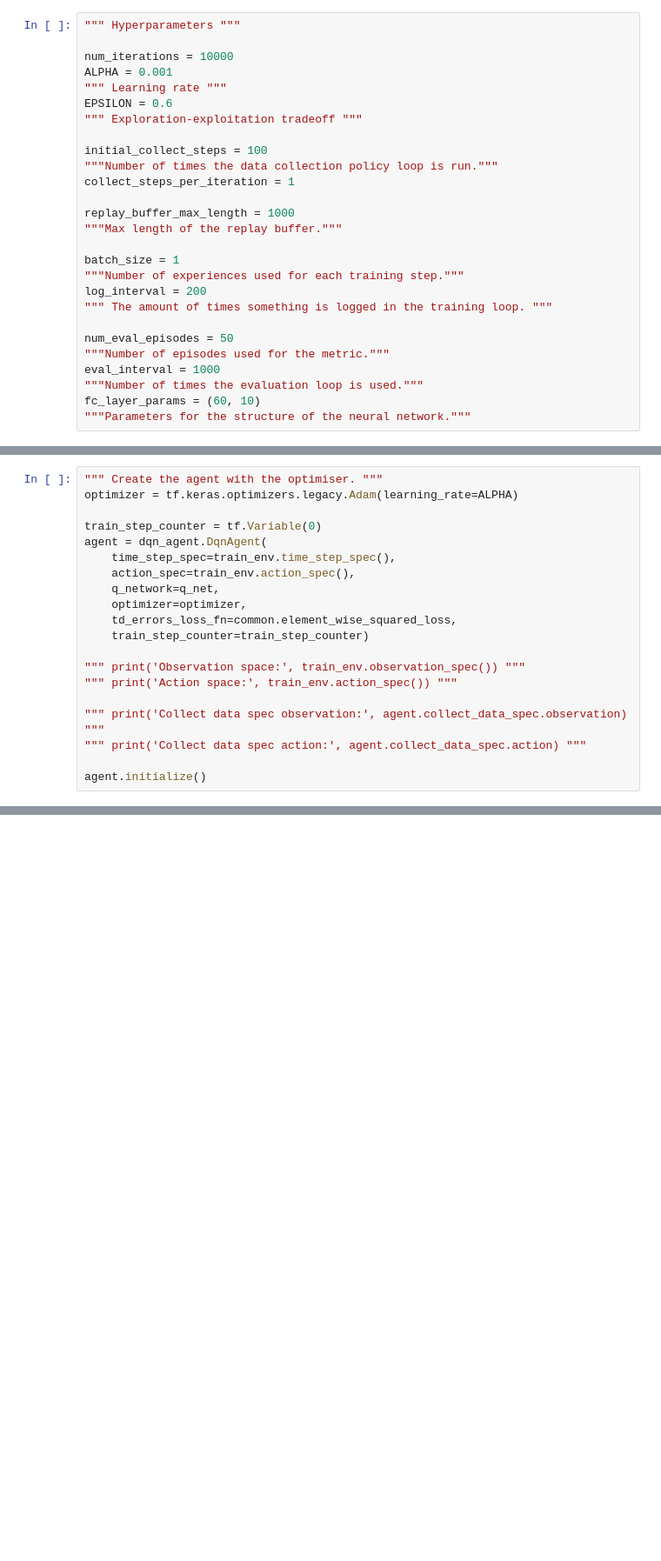
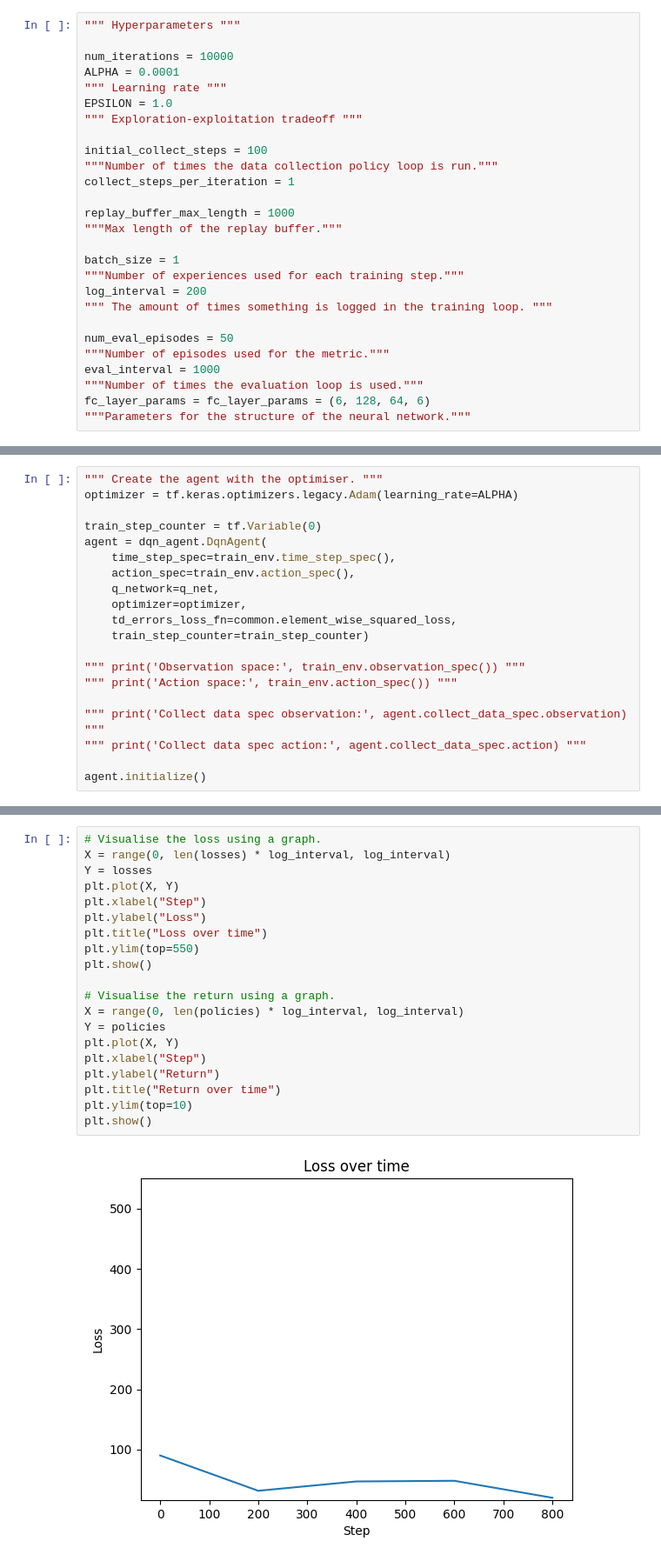
Before and after one commit to IDEKENTERPRISES/Taxi-Q-Learning, a Jupyter notebook: main.ipynb, the cells around one changed output, grey strips where cells are left out. Shown: that part at 87% size. Cells and saved outputs as stored; diff of their text form; blank space fills up the shorter version.

```diff
--- a/main.ipynb
+++ b/main.ipynb
@@ -55,9 +62,9 @@ The model is made up of 6 components:
 """ Hyperparameters """
 
 num_iterations = 10000
-ALPHA = 0.001
+ALPHA = 0.0001
 """ Learning rate """
-EPSILON = 0.6
+EPSILON = 1.0
 """ Exploration-exploitation tradeoff """
 
 initial_collect_steps = 100
@@ -76,5 +83,5 @@ num_eval_episodes = 50
 """Number of episodes used for the metric."""
 eval_interval = 1000
 """Number of times the evaluation loop is used."""
-fc_layer_params = (60, 10)
+fc_layer_params = fc_layer_params = (6, 128, 64, 6)
 """Parameters for the structure of the neural network."""
@@ -243,0 +309,22 @@ Use `as_dataset(..., single_deterministic_pass=False) instead.
+# %%
+# Visualise the loss using a graph.
+X = range(0, len(losses) * log_interval, log_interval)
+Y = losses
+plt.plot(X, Y)
+plt.xlabel("Step")
+plt.ylabel("Loss")
+plt.title("Loss over time")
+plt.ylim(top=550)
+plt.show()
+
+# Visualise the return using a graph.
+X = range(0, len(policies) * log_interval, log_interval)
+Y = policies
+plt.plot(X, Y)
+plt.xlabel("Step")
+plt.ylabel("Return")
+plt.title("Return over time")
+plt.ylim(top=10)
+plt.show()
+# %% [output]
+[figure, added]
```
Also changed, not shown: parts of 22 cells of this notebook.
